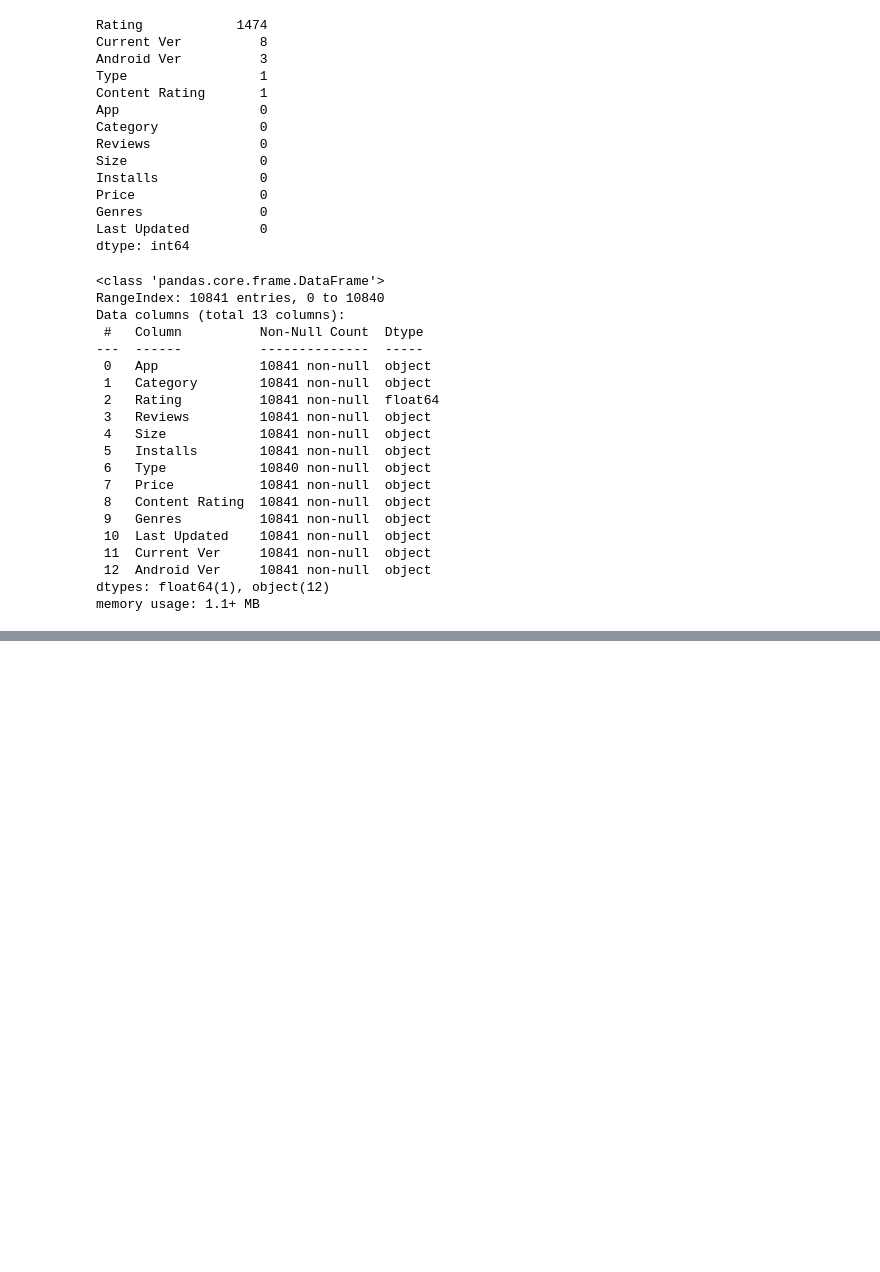
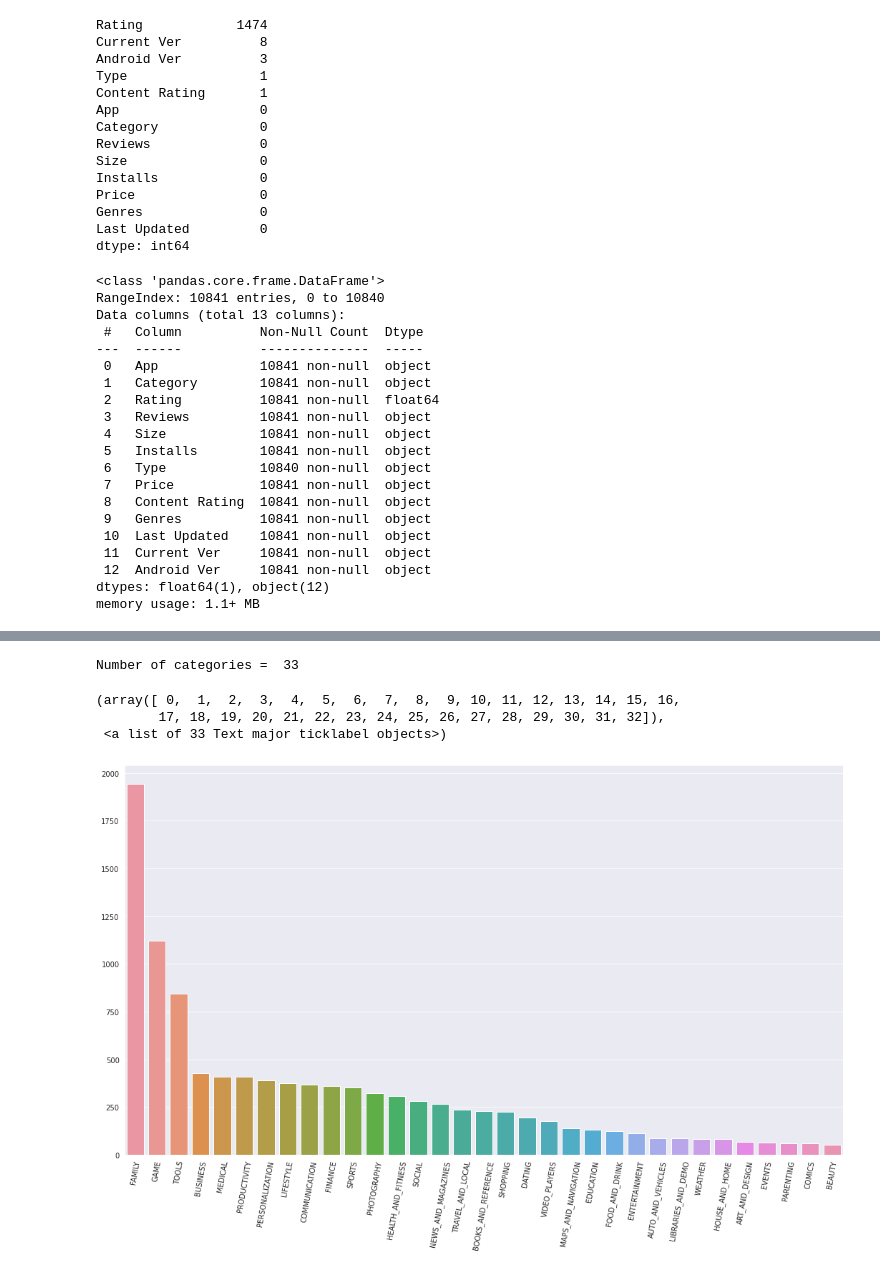
Before and after one commit to neerajac19/Play-Store-App-Review-Analysis-EDA, a Jupyter notebook: Play_Store_App_Review_Analysis_EDA.ipynb, the cells around one changed output, grey strips where cells are left out. Saved outputs shown, nothing was run; the diff lists cells and outputs as text; code cells hidden in the pictures; blank space fills up the shorter version.

```diff
--- a/Play_Store_App_Review_Analysis_EDA.ipynb
+++ b/Play_Store_App_Review_Analysis_EDA.ipynb
@@ -179,0 +273,20 @@ memory usage: 1.1+ MB
+# %%
+# Print the total number of unique categories
+num_categories = len(df1['Category'].unique())
+print('Number of categories = ', num_categories)
+
+# Count the number of apps in each 'Category'.
+num_apps_in_category = df1['Category'].value_counts()
+
+# Sort num_apps_in_category in descending order based on the count of apps in each category
+sorted_num_apps_in_category = num_apps_in_category.sort_values(ascending=False)
+plt.rcParams['figure.figsize'] = (18, 10)
+sns.barplot(x = num_apps_in_category.index, # index = category name
+y = num_apps_in_category.values )
+plt.xticks(rotation=80)
+# %% [output]
+Number of categories =  33
+(array([ 0,  1,  2,  3,  4,  5,  6,  7,  8,  9, 10, 11, 12, 13, 14, 15, 16,
+        17, 18, 19, 20, 21, 22, 23, 24, 25, 26, 27, 28, 29, 30, 31, 32]),
+ <a list of 33 Text major ticklabel objects>)
+[figure, added]
```
Also changed, not shown: parts of 28 cells of this notebook.
